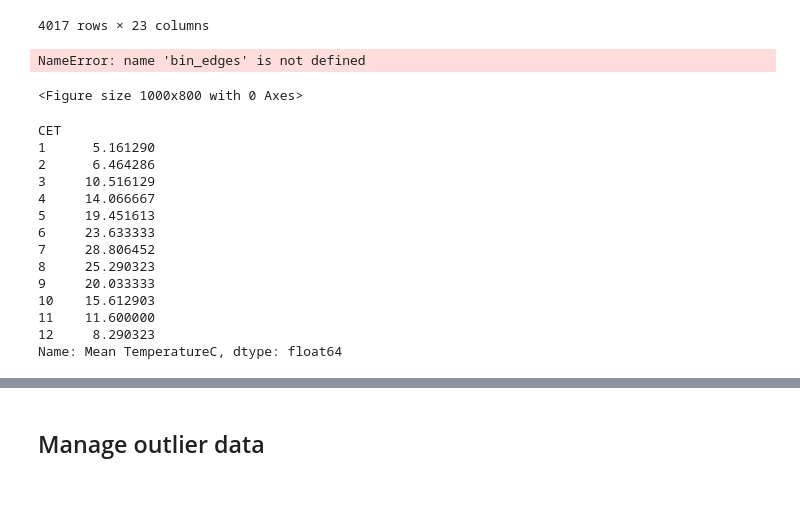
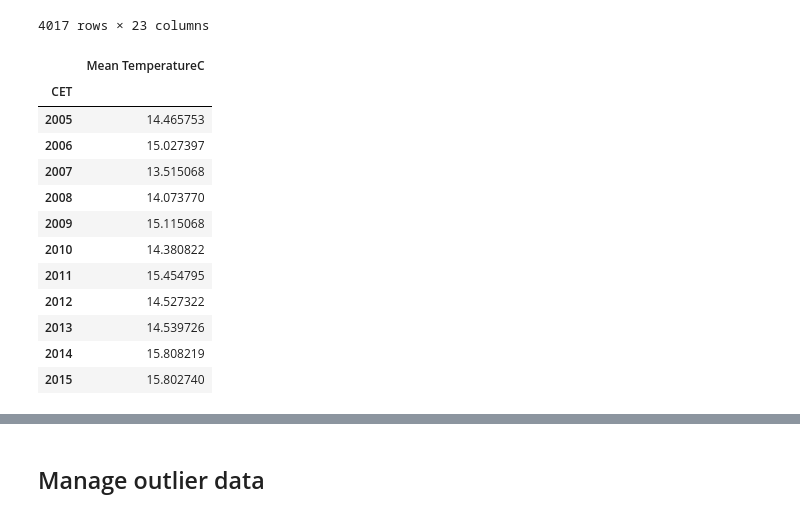
Before and after one commit to nnyPRO/Daily_Weather, a Jupyter notebook: code/Ta.ipynb, the cells around one changed output, grey strips where cells are left out. Cells and saved outputs as stored; diff of their text form; code cells hidden in the pictures.

```diff
--- a/code/Ta.ipynb
+++ b/code/Ta.ipynb
@@ -132,41 +132,29 @@ focus_data
 | 6810 | 2015-12-30 | 9.0 | 8.0 | 6.0 | 7.0 | 6.0 | ... |
 | 6811 | 2015-12-31 | 12.0 | 10.0 | 7.0 | 10.0 | 8.0 | ... |
 4017 rows × 23 columns
-# %%
-# group data by year
-focus_data_year = focus_data.groupby(focus_data.CET.dt.year)
-a = focus_data_year['Mean TemperatureC'].mean()
-plt.figure(figsize=[10,8])
-plt.bar(bin_edges[:-1], hist, width = 0.5, color='#0504aa',alpha=0.7)
-plt.xlim(min(bin_edges), max(bin_edges))
-plt.grid(axis='y', alpha=0.75)
-plt.xlabel('Value',fontsize=15)
-plt.ylabel('Frequency',fontsize=15)
-plt.xticks(fontsize=15)
-plt.yticks(fontsize=15)
-plt.ylabel('Frequency',fontsize=15)
-plt.title('Normal Distribution Histogram',fontsize=15)
-plt.show()
-# %% [output]
-NameError: name 'bin_edges' is not defined
-<Figure size 1000x800 with 0 Axes>
+# %%
+# group data by year
+focus_data_year = focus_data.groupby(focus_data.CET.dt.year)
+a = focus_data_year['Mean TemperatureC'].mean()
+new = pd.DataFrame(a)
+new
+# %% [output]
+|  | Mean TemperatureC |
+| CET |  |
+| 2005 | 14.465753 |
+| 2006 | 15.027397 |
+| 2007 | 13.515068 |
+| 2008 | 14.073770 |
+| 2009 | 15.115068 |
+| 2010 | 14.380822 |
+| 2011 | 15.454795 |
+| 2012 | 14.527322 |
+| 2013 | 14.539726 |
+| 2014 | 15.808219 |
+| 2015 | 15.802740 |
 # %%
 focus_data_month = data[(data['CET'] >= '2015-01-01')]
 focus_data_month = focus_data_month.groupby(focus_data_month.CET.dt.month)
-focus_data_month['Mean TemperatureC'].mean()
+
+x = pd.DataFrame(focus_data_month['Mean TemperatureC'].mean())
-# %% [output]
-CET
-1      5.161290
-2      6.464286
-3     10.516129
-4     14.066667
-5     19.451613
-6     23.633333
-7     28.806452
-8     25.290323
-9     20.033333
-10    15.612903
-11    11.600000
-12     8.290323
-Name: Mean TemperatureC, dtype: float64
 # %%
```
Also changed, not shown: parts of 4 cells of this notebook.
